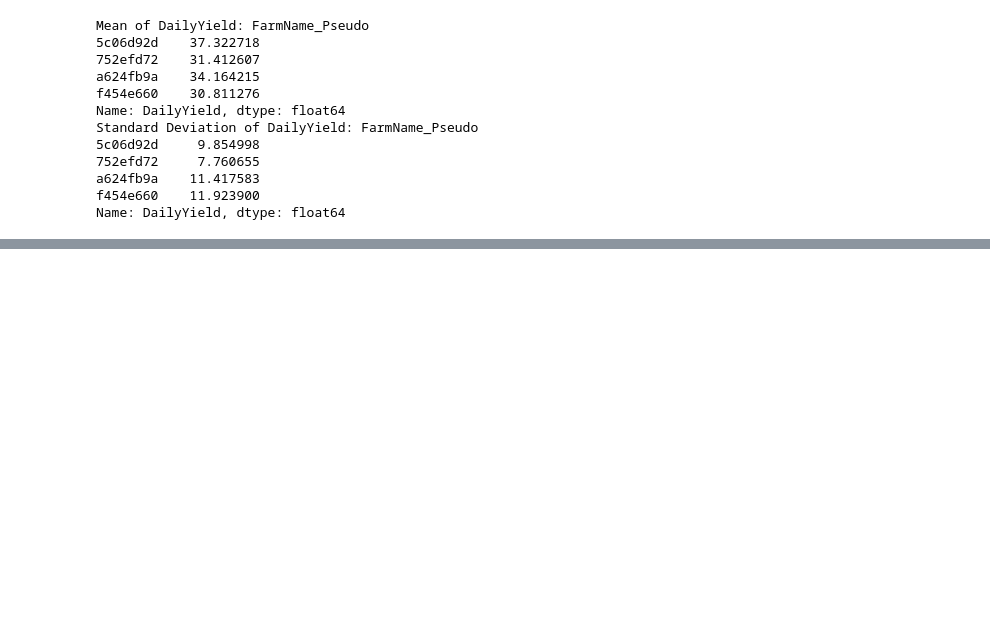
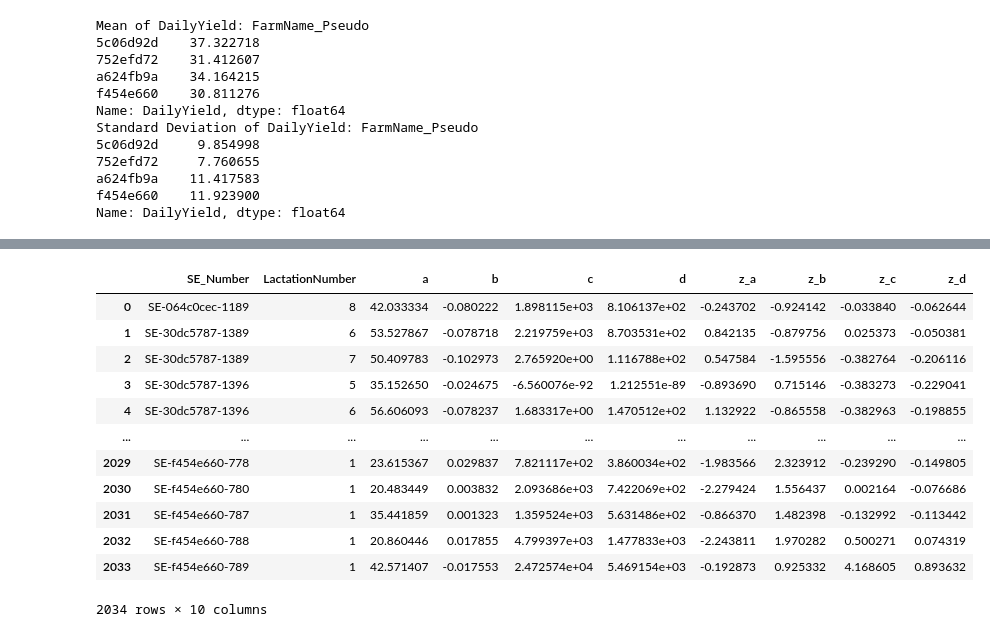
Before and after one commit to jockepolis/HeatStressEvaluationSummer24, a Jupyter notebook: IdentifyHeatstress/WilminksQuantile.ipynb, the cells around one changed output, grey strips where cells are left out. Cells and saved outputs as stored; diff of their text form; code cells hidden in the pictures; blank space fills up the shorter version.

```diff
--- a/IdentifyHeatstress/WilminksQuantile.ipynb
+++ b/IdentifyHeatstress/WilminksQuantile.ipynb
@@ -62,23 +62,3 @@ data.head()
 | 3 | a624fb9a | SE-064c0cec-1189 | 5189 | 2022-01-02 | 22:44:00 | 7 | 192 | ... |
 | 4 | a624fb9a | SE-064c0cec-1189 | 5189 | 2022-01-02 | 03:31:00 | 7 | 192 | ... |
 5 rows × 21 columns
-# %%
-# Define the THI threshold
-THI_THRESHOLD = 61
-
-# Calculate the daily heat load based on the THI threshold
-data['HeatLoad'] = data['THI_adj'].apply(lambda x: x - THI_THRESHOLD if x > THI_THRESHOLD else -(THI_THRESHOLD - x))
-
-# Initialize the cumulative heat load column with float type
-data['CumulativeHeatLoad'] = 0.0  # Explicitly set as float
-
-# Iterate through the data to calculate cumulative heat load correctly
-for i in range(1, len(data)):
-    previous_cumulative = data.at[i-1, 'CumulativeHeatLoad']
-    current_heat_load = data.at[i, 'HeatLoad']
-    if previous_cumulative + current_heat_load > 0:
-        data.at[i, 'CumulativeHeatLoad'] = previous_cumulative + current_heat_load
-    else:
-        data.at[i, 'CumulativeHeatLoad'] = 0.0  # Ensure float is maintained
-
-data.head(-5)
@@ -99,4 +64,0 @@ data.head(-5)
-# %%
-# When CumulativeHeatLoad is greater than 5, it indicates that the cow is under heat stress
-data['HeatStress'] = (data['CumulativeHeatLoad'] > 5).astype(int)
-data.head(-5)
@@ -141,10 +89,7 @@ data = data.groupby(['SE_Number', 'FarmName_Pseudo', 'StartDate']).agg({
     'Temp15Threshold': 'max',
     'Age': 'first',
     'BreedName': 'first',
-    'LactationNumber': 'first',
-    'HeatLoad': 'mean',
-    'CumulativeHeatLoad': 'mean',
-    'HeatStress': 'max'
+    'LactationNumber': 'first'
 }).reset_index()
 
 # Renaming and formatting
@@ -304,0 +342,5 @@ Name: NormalizedDailyYield, dtype: Float64
+# %%
+# Make a dataframe from the parameters dictionary, it should contain Se_Number, LactationNumber, a, b, c, d
+params_df = pd.DataFrame(params_dict).T.reset_index()
+params_df.columns = ['SE_Number', 'LactationNumber', 'a', 'b', 'c', 'd']
+params_df.head(-5)
@@ -304,0 +361,22 @@ Name: NormalizedDailyYield, dtype: Float64
+# %%
+# Calculate Z-scores for each parameter
+params_df['z_a'] = zscore(params_df['a'])
+params_df['z_b'] = zscore(params_df['b'])
+params_df['z_c'] = zscore(params_df['c'])
+params_df['z_d'] = zscore(params_df['d'])
+
+params_df.head(-5)
+# %% [output]
+|  | SE_Number | LactationNumber | a | b | c | d | z_a | z_b | z_c | z_d |
+| 0 | SE-064c0cec-1189 | 8 | 42.033334 | -0.080222 | 1.898115e+03 | 8.106137e+02 | -0.243702 | -0.924142 | -0.033840 | -0.062644 |
+| 1 | SE-30dc5787-1389 | 6 | 53.527867 | -0.078718 | 2.219759e+03 | 8.703531e+02 | 0.842135 | -0.879756 | 0.025373 | -0.050381 |
+| 2 | SE-30dc5787-1389 | 7 | 50.409783 | -0.102973 | 2.765920e+00 | 1.116788e+02 | 0.547584 | -1.595556 | -0.382764 | -0.206116 |
+| 3 | SE-30dc5787-1396 | 5 | 35.152650 | -0.024675 | -6.560076e-92 | 1.212551e-89 | -0.893690 | 0.715146 | -0.383273 | -0.229041 |
+| 4 | SE-30dc5787-1396 | 6 | 56.606093 | -0.078237 | 1.683317e+00 | 1.470512e+02 | 1.132922 | -0.865558 | -0.382963 | -0.198855 |
+| ... | ... | ... | ... | ... | ... | ... | ... | ... | ... | ... |
+| 2029 | SE-f454e660-778 | 1 | 23.615367 | 0.029837 | 7.821117e+02 | 3.860034e+02 | -1.983566 | 2.323912 | -0.239290 | -0.149805 |
+| 2030 | SE-f454e660-780 | 1 | 20.483449 | 0.003832 | 2.093686e+03 | 7.422069e+02 | -2.279424 | 1.556437 | 0.002164 | -0.076686 |
+| 2031 | SE-f454e660-787 | 1 | 35.441859 | 0.001323 | 1.359524e+03 | 5.631486e+02 | -0.866370 | 1.482398 | -0.132992 | -0.113442 |
+| 2032 | SE-f454e660-788 | 1 | 20.860446 | 0.017855 | 4.799397e+03 | 1.477833e+03 | -2.243811 | 1.970282 | 0.500271 | 0.074319 |
+| 2033 | SE-f454e660-789 | 1 | 42.571407 | -0.017553 | 2.472574e+04 | 5.469154e+03 | -0.192873 | 0.925332 | 4.168605 | 0.893632 |
+2034 rows × 10 columns
```
Also changed, not shown: parts of 21 cells of this notebook, 1 other file.
